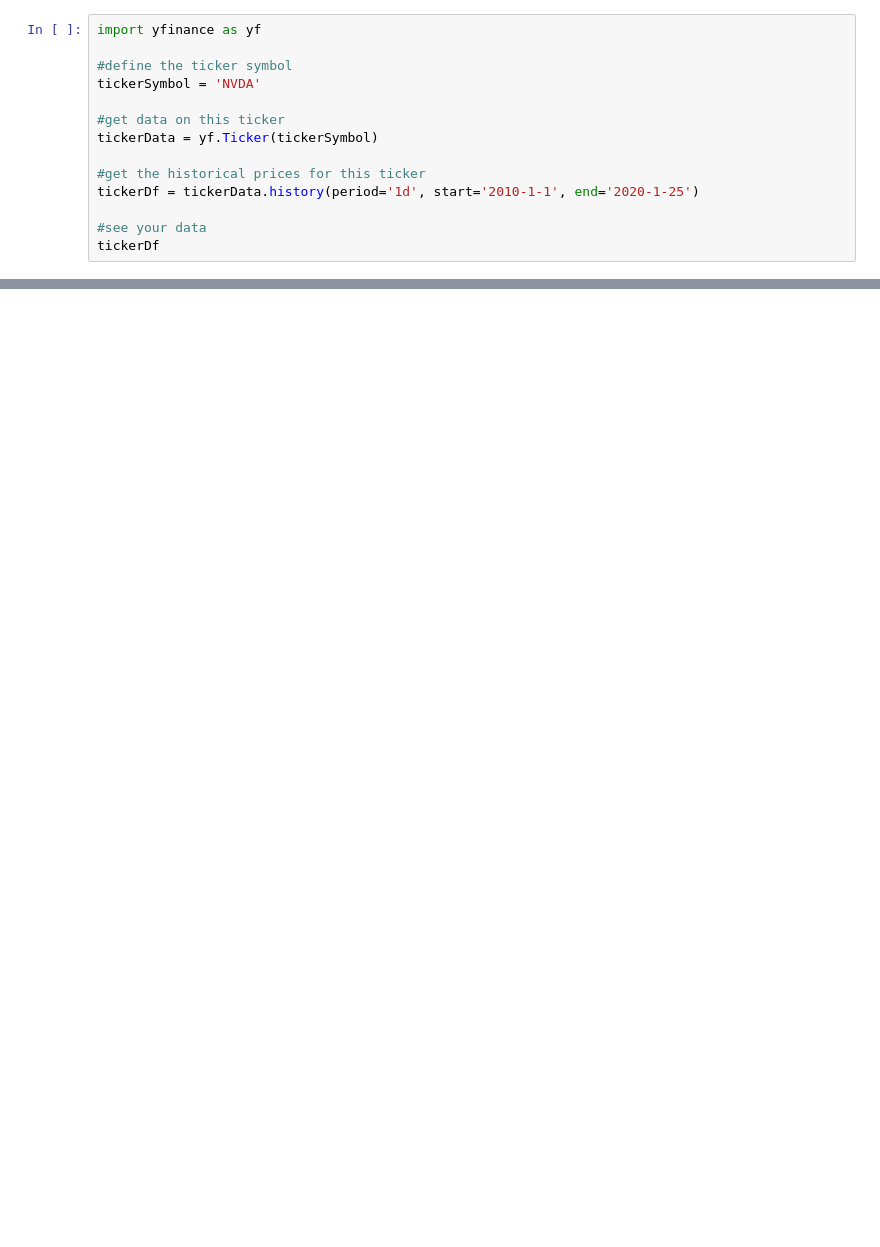
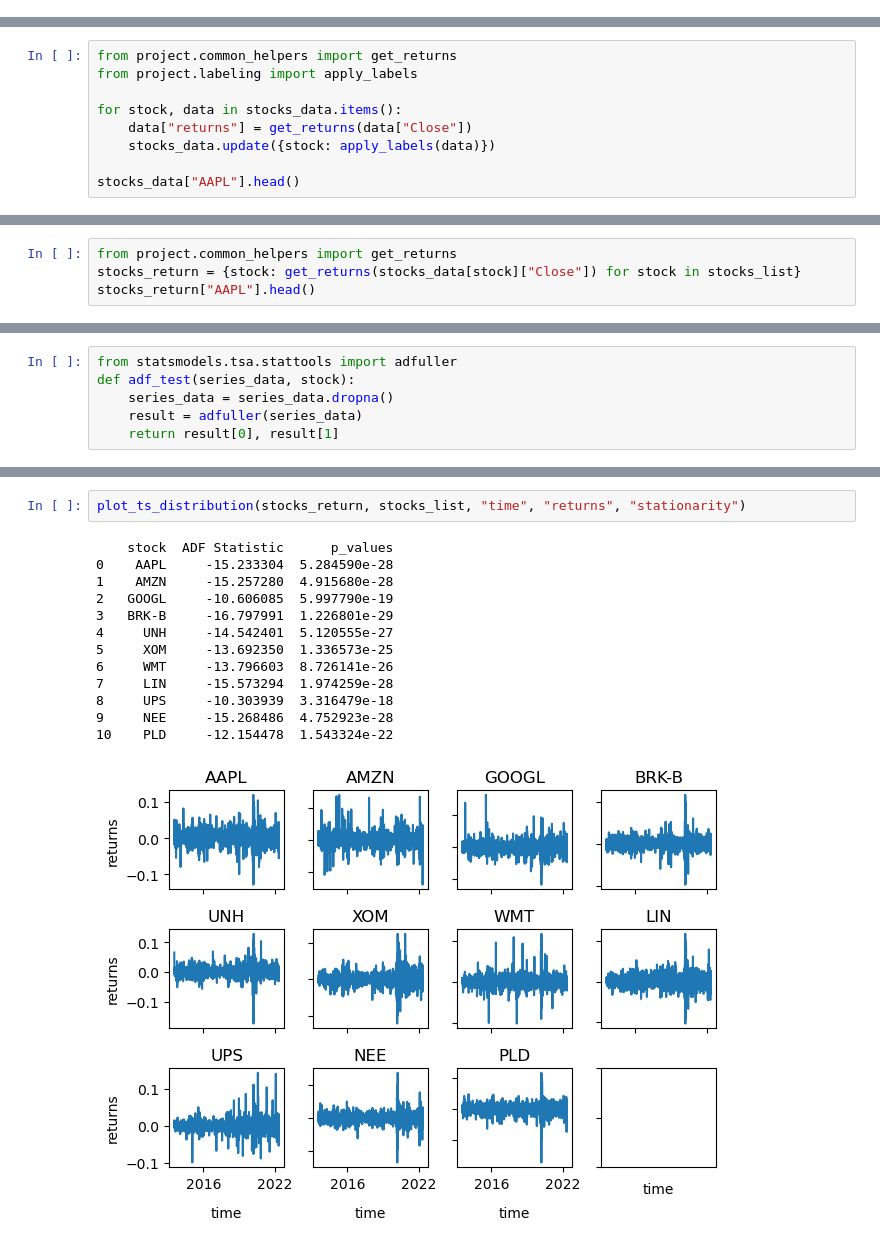
Before and after one commit to virajsanghai/backtesting, a Jupyter notebook: end_to_end_proj.ipynb, the cells around one changed output, grey strips where cells are left out. Saved outputs shown, nothing was run; the diff lists cells and outputs as text; blank space fills up the shorter version.

```diff
--- a/end_to_end_proj.ipynb
+++ b/end_to_end_proj.ipynb
@@ -1,14 +0,0 @@
-# %%
-import yfinance as yf
-
-#define the ticker symbol
-tickerSymbol = 'NVDA'
-
-#get data on this ticker
-tickerData = yf.Ticker(tickerSymbol)
-
-#get the historical prices for this ticker
-tickerDf = tickerData.history(period='1d', start='2010-1-1', end='2020-1-25')
-
-#see your data
-tickerDf
@@ -29,0 +73,9 @@ tickerDf
+# %%
+from project.common_helpers import get_returns
+from project.labeling import apply_labels
+
+for stock, data in stocks_data.items():
+    data["returns"] = get_returns(data["Close"])
+    stocks_data.update({stock: apply_labels(data)})
+
+stocks_data["AAPL"].head()
@@ -29,0 +96,4 @@ tickerDf
+# %%
+from project.common_helpers import get_returns
+stocks_return = {stock: get_returns(stocks_data[stock]["Close"]) for stock in stocks_list}
+stocks_return["AAPL"].head()
@@ -29,0 +108,6 @@ tickerDf
+# %%
+from statsmodels.tsa.stattools import adfuller
+def adf_test(series_data, stock):
+    series_data = series_data.dropna()
+    result = adfuller(series_data)
+    return result[0], result[1]
@@ -29,0 +169,16 @@ tickerDf
+# %%
+plot_ts_distribution(stocks_return, stocks_list, "time", "returns", "stationarity")
+# %% [output]
+    stock  ADF Statistic      p_values
+0    AAPL     -15.233304  5.284590e-28
+1    AMZN     -15.257280  4.915680e-28
+2   GOOGL     -10.606085  5.997790e-19
+3   BRK-B     -16.797991  1.226801e-29
+4     UNH     -14.542401  5.120555e-27
+5     XOM     -13.692350  1.336573e-25
+6     WMT     -13.796603  8.726141e-26
+7     LIN     -15.573294  1.974259e-28
+8     UPS     -10.303939  3.316479e-18
+9     NEE     -15.268486  4.752923e-28
+10    PLD     -12.154478  1.543324e-22
+[figure, added]
```
Also changed, not shown: parts of 68 cells of this notebook, 4 other files.
